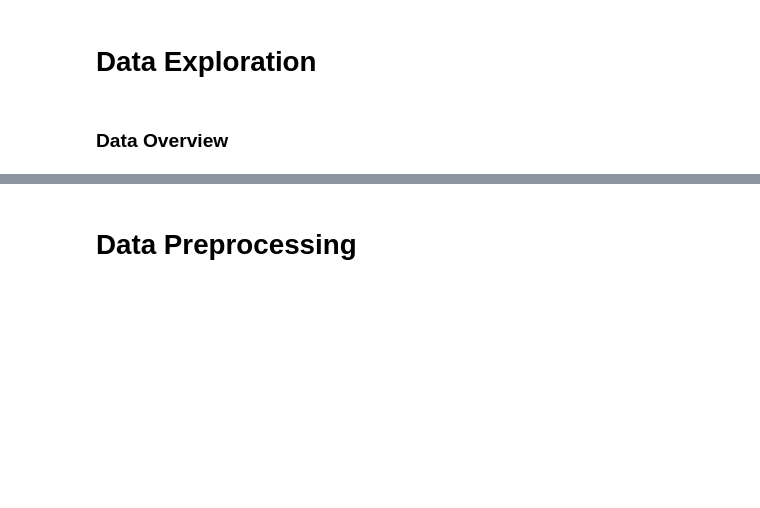
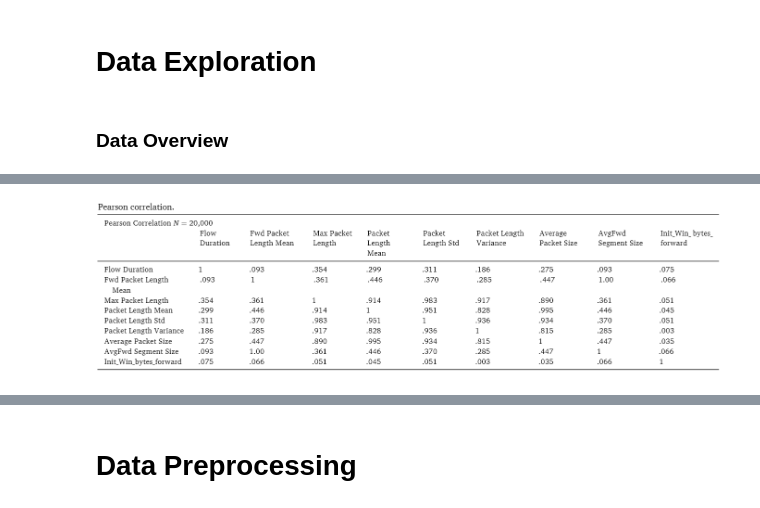
Before and after one commit to seelennebel/AI_ML_Assignment, a Jupyter notebook: model.ipynb, the cells around one changed output, grey strips where cells are left out. Cells and saved outputs as stored; diff of their text form; code cells hidden in the pictures; blank space fills up the shorter version.

```diff
--- a/model.ipynb
+++ b/model.ipynb
@@ -62,0 +86,4 @@ pd.set_option("display.max_info_rows", 10)
+# %%
+Image("./features_pearson_correlation.png")
+# %% [output]
+[figure, added]
```
Also changed, not shown: parts of 41 cells of this notebook, 1 other file.
